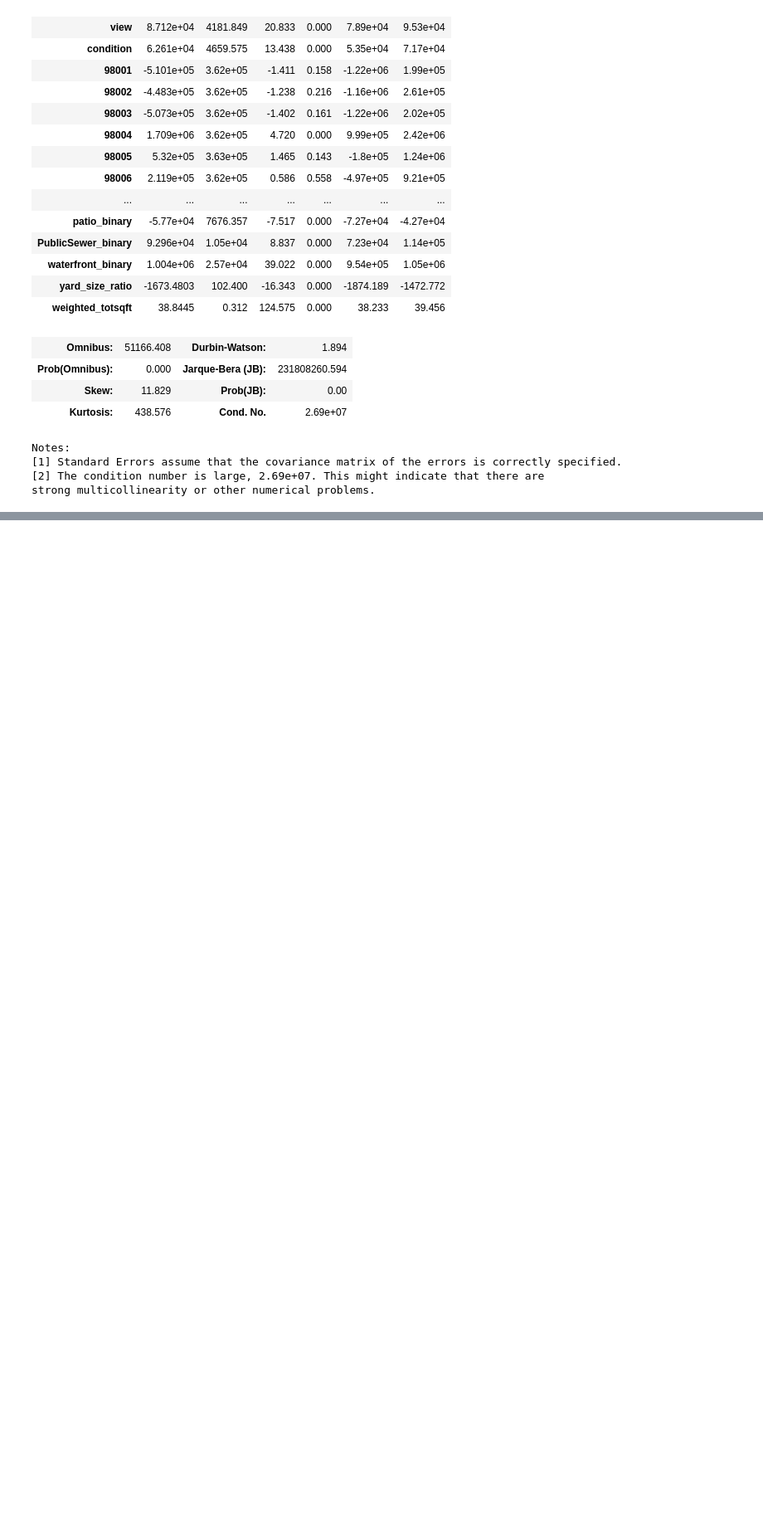
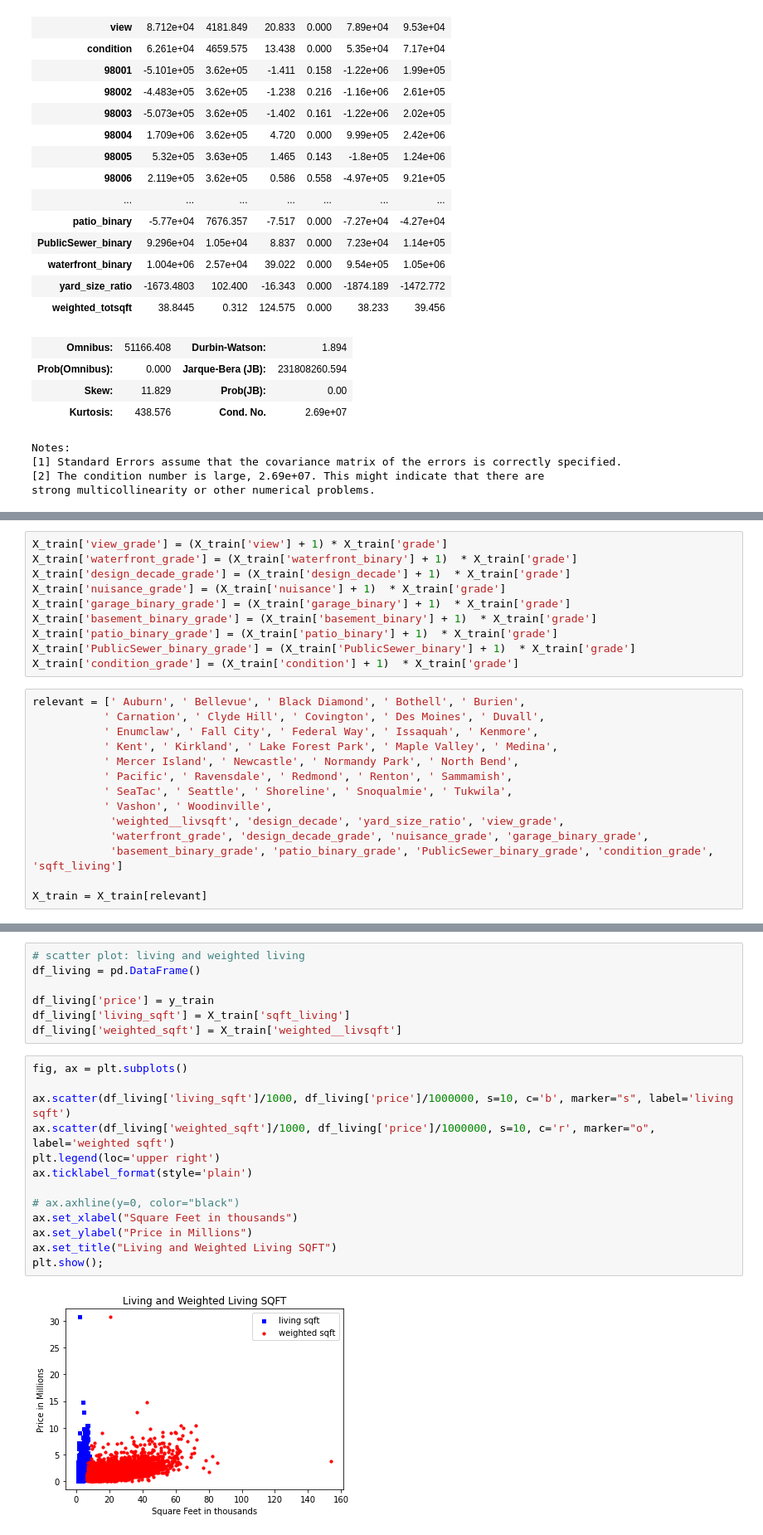
Before and after one commit to AliRampur/Phase-2-Group-Project, a Jupyter notebook: MitchA_EDA_Cleaning.ipynb, the cells around one changed output, grey strips where cells are left out. Shown at 83% size. Drawn from its saved outputs; the diff is of its cells as text; blank space fills up the shorter version.

```diff
--- a/MitchA_EDA_Cleaning.ipynb
+++ b/MitchA_EDA_Cleaning.ipynb
@@ -1263,0 +1585,24 @@ strong multicollinearity or other numerical problems.
+# %%
+X_train['view_grade'] = (X_train['view'] + 1) * X_train['grade']
+X_train['waterfront_grade'] = (X_train['waterfront_binary'] + 1)  * X_train['grade']
+X_train['design_decade_grade'] = (X_train['design_decade'] + 1)  * X_train['grade']
+X_train['nuisance_grade'] = (X_train['nuisance'] + 1)  * X_train['grade']
+X_train['garage_binary_grade'] = (X_train['garage_binary'] + 1)  * X_train['grade']
+X_train['basement_binary_grade'] = (X_train['basement_binary'] + 1)  * X_train['grade']
+X_train['patio_binary_grade'] = (X_train['patio_binary'] + 1)  * X_train['grade']
+X_train['PublicSewer_binary_grade'] = (X_train['PublicSewer_binary'] + 1)  * X_train['grade']
+X_train['condition_grade'] = (X_train['condition'] + 1)  * X_train['grade']
+# %%
+relevant = [' Auburn', ' Bellevue', ' Black Diamond', ' Bothell', ' Burien',
+           ' Carnation', ' Clyde Hill', ' Covington', ' Des Moines', ' Duvall',
+           ' Enumclaw', ' Fall City', ' Federal Way', ' Issaquah', ' Kenmore',
+           ' Kent', ' Kirkland', ' Lake Forest Park', ' Maple Valley', ' Medina',
+           ' Mercer Island', ' Newcastle', ' Normandy Park', ' North Bend',
+           ' Pacific', ' Ravensdale', ' Redmond', ' Renton', ' Sammamish',
+           ' SeaTac', ' Seattle', ' Shoreline', ' Snoqualmie', ' Tukwila',
+           ' Vashon', ' Woodinville',
+            'weighted__livsqft', 'design_decade', 'yard_size_ratio', 'view_grade',
+            'waterfront_grade', 'design_decade_grade', 'nuisance_grade', 'garage_binary_grade',
+            'basement_binary_grade', 'patio_binary_grade', 'PublicSewer_binary_grade', 'condition_grade', 'sqft_living']
+
+X_train = X_train[relevant]
@@ -1263,0 +1648,22 @@ strong multicollinearity or other numerical problems.
+# %%
+# scatter plot: living and weighted living
+df_living = pd.DataFrame()
+
+df_living['price'] = y_train
+df_living['living_sqft'] = X_train['sqft_living']
+df_living['weighted_sqft'] = X_train['weighted__livsqft']
+# %%
+fig, ax = plt.subplots()
+
+ax.scatter(df_living['living_sqft']/1000, df_living['price']/1000000, s=10, c='b', marker="s", label='living sqft')
+ax.scatter(df_living['weighted_sqft']/1000, df_living['price']/1000000, s=10, c='r', marker="o", label='weighted sqft')
+plt.legend(loc='upper right')
+ax.ticklabel_format(style='plain')
+
+# ax.axhline(y=0, color="black")
+ax.set_xlabel("Square Feet in thousands")
+ax.set_ylabel("Price in Millions")
+ax.set_title("Living and Weighted Living SQFT")
+plt.show();
+# %% [output]
+[figure, added]
```
Also changed, not shown: parts of 10 cells of this notebook, 1 other file.
